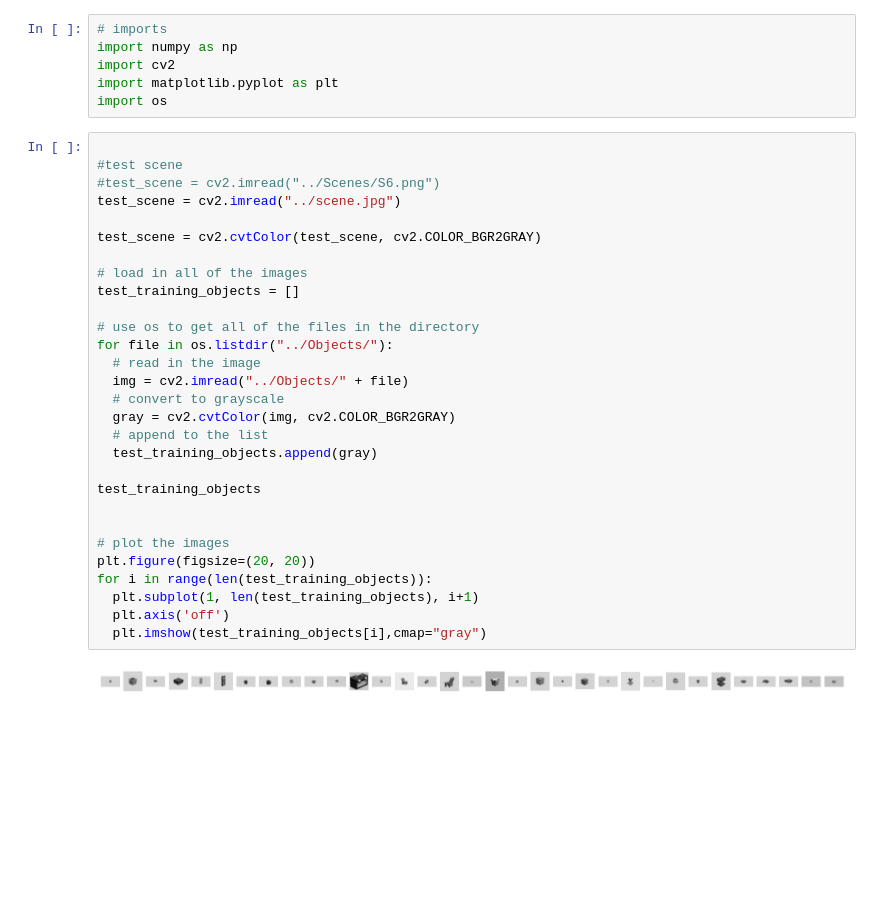
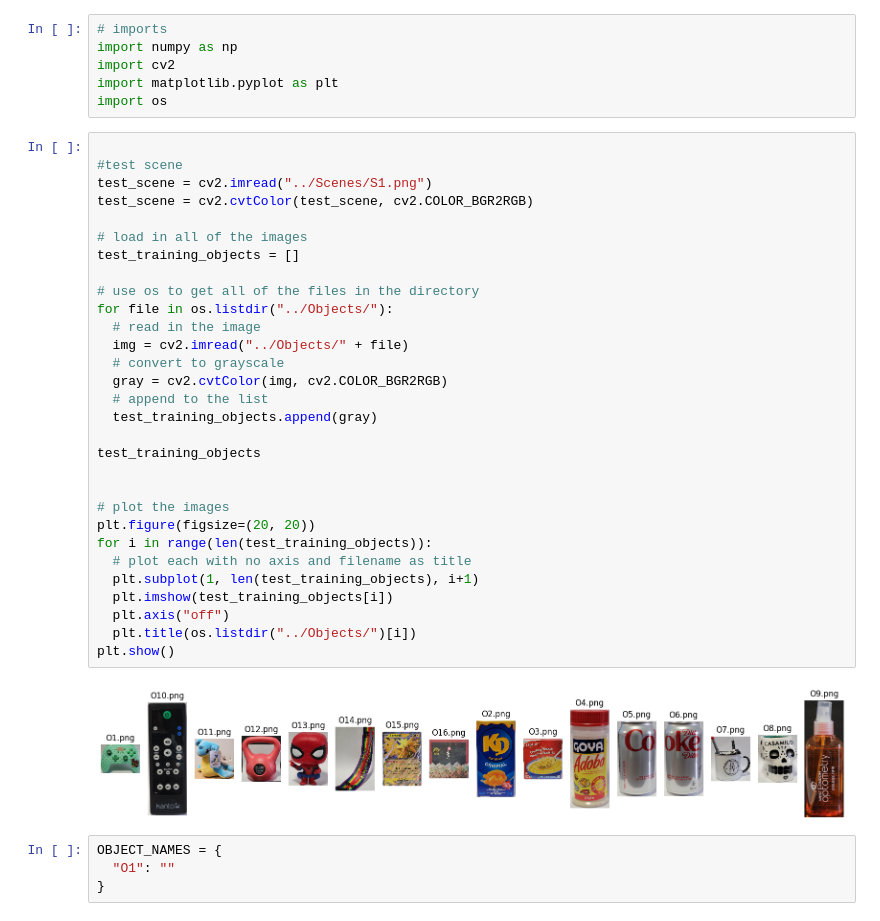
Before and after one commit to mainmanchandler/Image-Recognition-Project, a Jupyter notebook: Code/main.ipynb, the cells around one changed output. Cells and saved outputs as stored; diff of their text form; blank space fills up the shorter version.

```diff
--- a/Code/main.ipynb
+++ b/Code/main.ipynb
@@ -7,34 +7,39 @@ import os
 # %%
 
 #test scene
-#test_scene = cv2.imread("../Scenes/S6.png")
-test_scene = cv2.imread("../scene.jpg")
-
-test_scene = cv2.cvtColor(test_scene, cv2.COLOR_BGR2GRAY)
+test_scene = cv2.imread("../Scenes/S1.png")
+test_scene = cv2.cvtColor(test_scene, cv2.COLOR_BGR2RGB)
 
 # load in all of the images
 test_training_objects = []
 
 # use os to get all of the files in the directory
 for file in os.listdir("../Objects/"):
   # read in the image
   img = cv2.imread("../Objects/" + file)
   # convert to grayscale
-  gray = cv2.cvtColor(img, cv2.COLOR_BGR2GRAY)
+  gray = cv2.cvtColor(img, cv2.COLOR_BGR2RGB)
   # append to the list
   test_training_objects.append(gray)
 
 test_training_objects
 
 
 # plot the images
 plt.figure(figsize=(20, 20))
 for i in range(len(test_training_objects)):
+  # plot each with no axis and filename as title
   plt.subplot(1, len(test_training_objects), i+1)
-  plt.axis('off')
-  plt.imshow(test_training_objects[i],cmap="gray")
+  plt.imshow(test_training_objects[i])
+  plt.axis("off")
+  plt.title(os.listdir("../Objects/")[i])
+plt.show()
 # %% [output]
-[figure, old version]
+[figure, new version]
+# %%
+OBJECT_NAMES = {
+  "O1": ""
+}
 # %%
 #https://docs.opencv.org/3.4/d1/de0/tutorial_py_feature_homography.html
 
```
Also changed, not shown: parts of 2 cells of this notebook.
